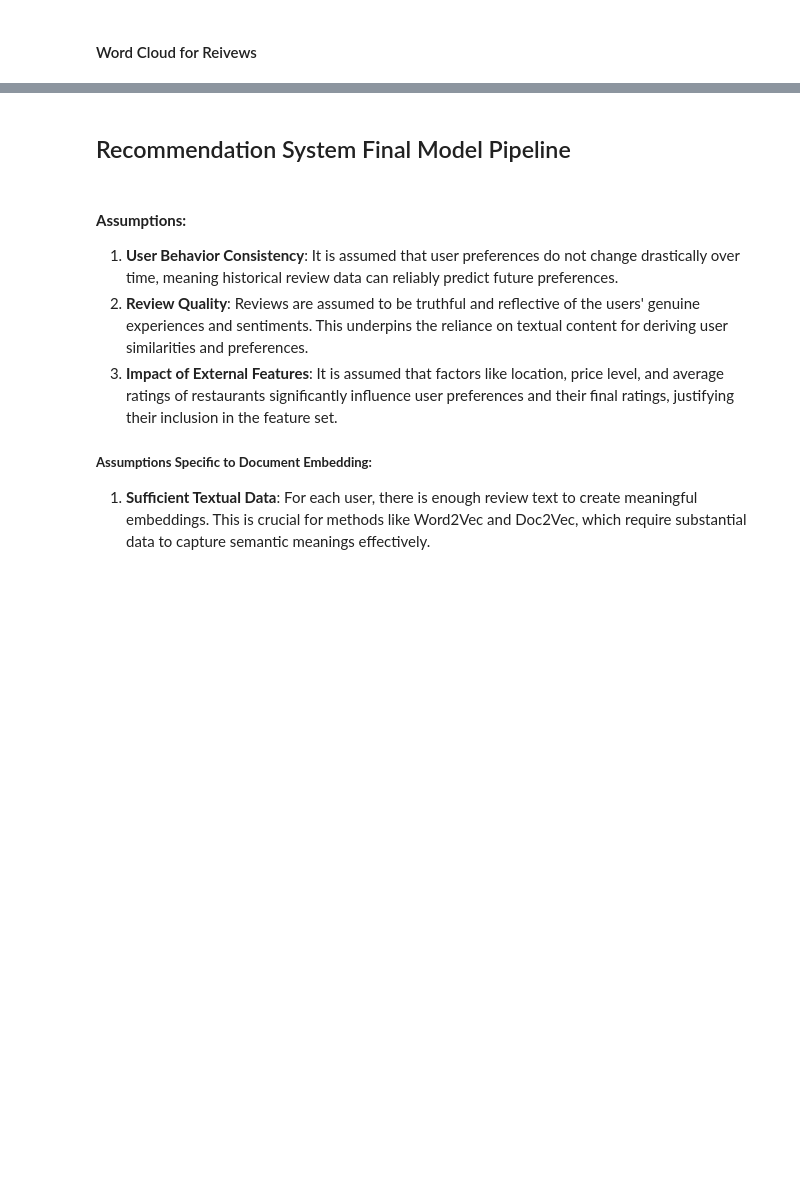
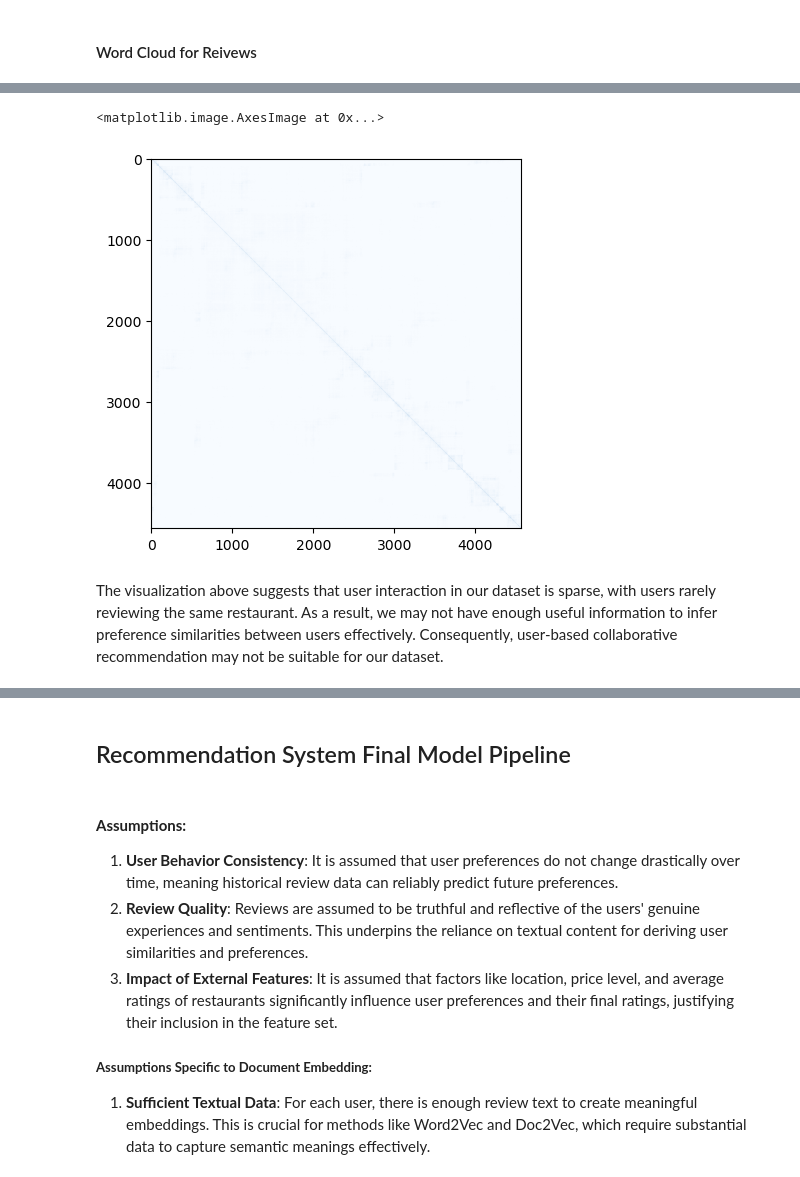
Before and after one commit to yuqinbailey/Restaurant-Rec-Google-Reviews, a Jupyter notebook: 4_Pipeline_Dev.ipynb, the cells around one changed output, grey strips where cells are left out. Drawn from its saved outputs; the diff is of its cells as text; code cells hidden in the pictures; blank space fills up the shorter version.

```diff
--- a/4_Pipeline_Dev.ipynb
+++ b/4_Pipeline_Dev.ipynb
@@ -362,0 +360,4 @@ test_df = pd.read_csv('data/user_concat_text_10_test.csv', sep=';')
+# %%
+utility = df_cleaned.pivot_table(index = 'gmap_id', columns = 'user_id', values = 'rating', aggfunc='mean')
+utility = utility.fillna(0)
+utility.head()
@@ -362,0 +373,4 @@ test_df = pd.read_csv('data/user_concat_text_10_test.csv', sep=';')
+# %%
+# similarity = 1- distance
+distance_mtx = squareform(pdist(utility, 'cosine'))
+similarity_mtx = 1- distance_mtx
@@ -362,0 +393,7 @@ test_df = pd.read_csv('data/user_concat_text_10_test.csv', sep=';')
+# %%
+plt.imshow(similarity_mtx, cmap = 'Blues') #too sparse
+# %% [output]
+<matplotlib.image.AxesImage at 0x...>
+[figure, added]
+# %% [markdown]
+The visualization above suggests that user interaction in our dataset is sparse, with users rarely reviewing the same restaurant. As a result, we may not have enough useful information to infer preference similarities between users effectively. Consequently, user-based collaborative recommendation may not be suitable for our dataset.
```
Also changed, not shown: parts of 35 cells of this notebook.
